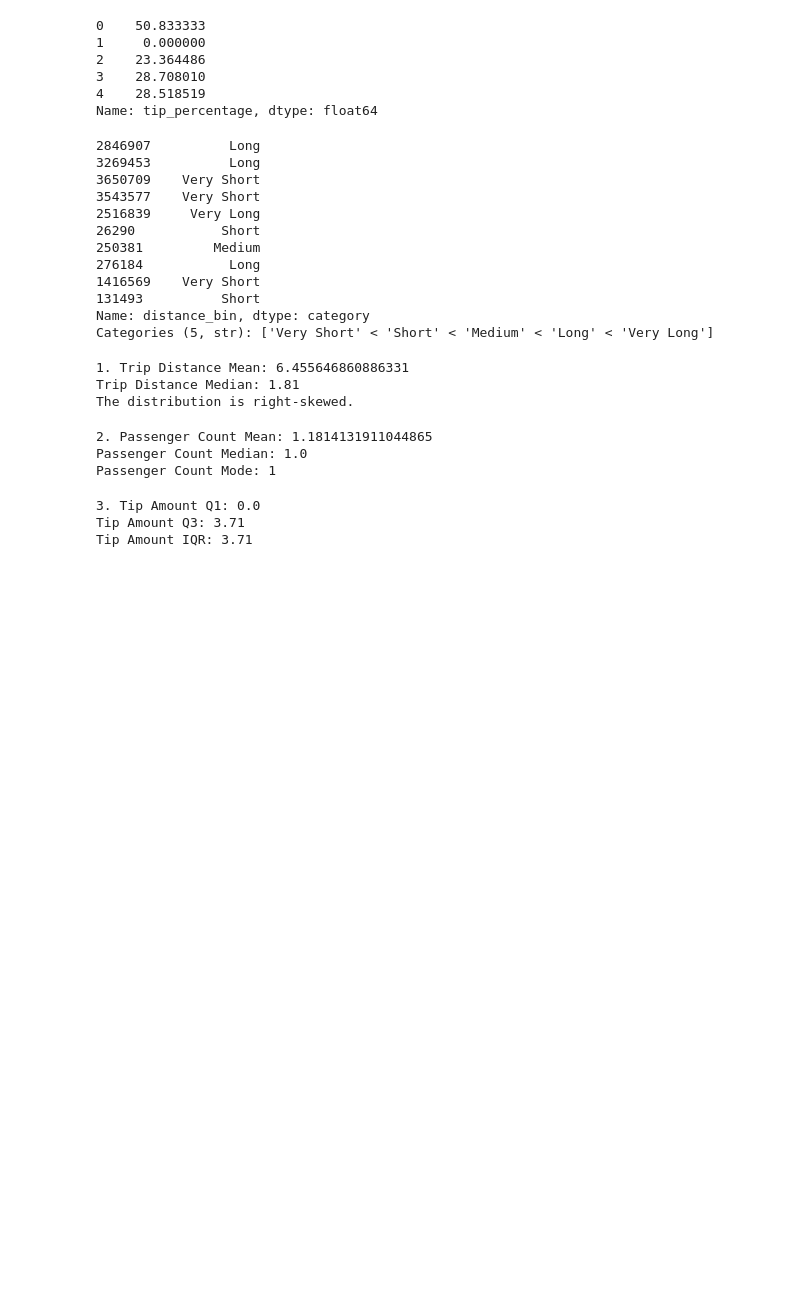
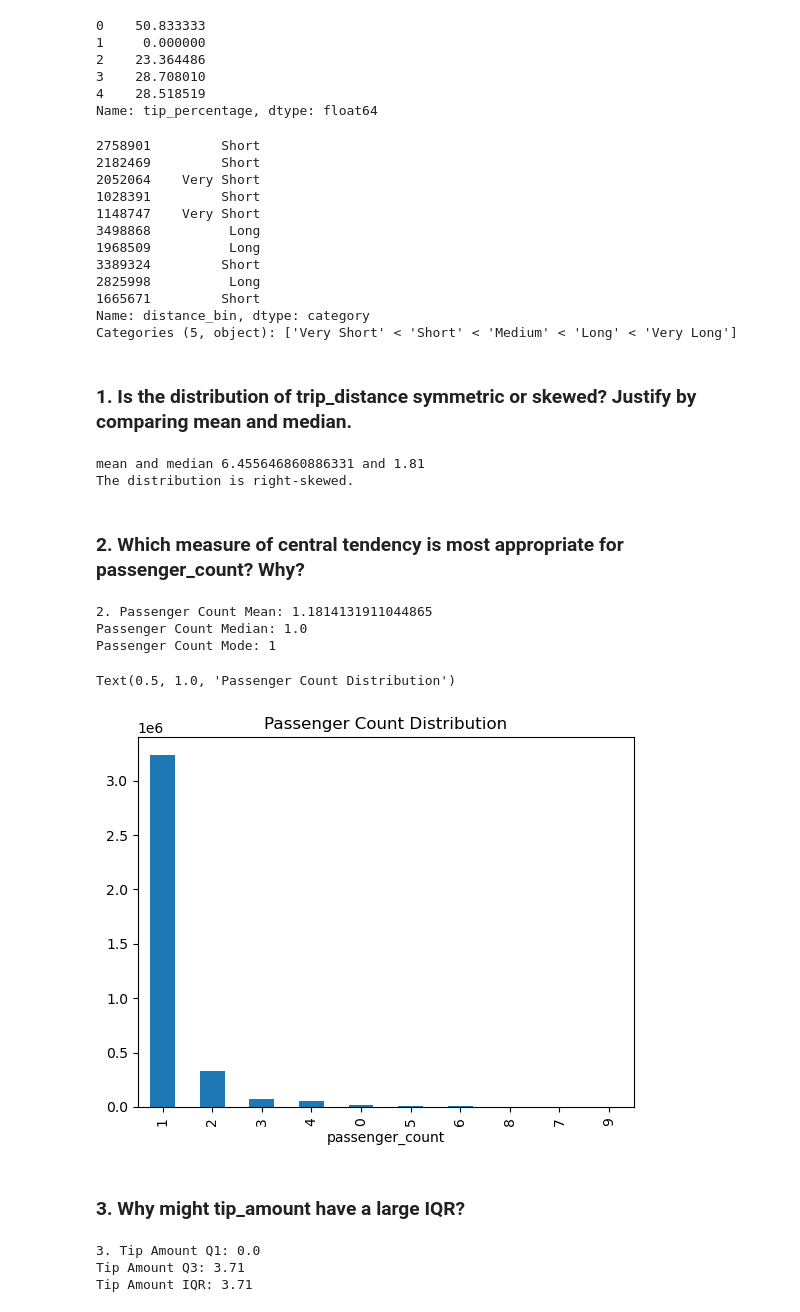
Before and after one commit to AbdullahWB/Big_data, a Jupyter notebook: lab_2/NYC Taxi & Limousine Commission.ipynb, the cells around one changed output. Drawn from its saved outputs; the diff is of its cells as text; code cells hidden in the pictures; blank space fills up the shorter version.

```diff
--- a/lab_2/NYC Taxi & Limousine Commission.ipynb
+++ b/lab_2/NYC Taxi & Limousine Commission.ipynb
@@ -5,10 +5,7 @@ import seaborn as sns
 import numpy as np
 import fastparquet
 # %%
-df_taxi = pd.read_parquet(
-    'yellow_tripdata_2026-01.parquet',
-    engine='fastparquet'
-)
+df_taxi = pd.read_parquet("yellow_tripdata_2026-01.parquet", engine="fastparquet")
 df_taxi.head(10)
 # %% [output]
 |  | VendorID | tpep_pickup_datetime | tpep_dropoff_datetime | passenger_count | trip_distance | RatecodeID | ... |
@@ -495,25 +492,25 @@ df_taxi_clean['distance_bin'] = pd.cut(
 )
 df_taxi_clean['distance_bin'].sample(10)
 # %% [output]
-2846907          Long
-3269453          Long
-3650709    Very Short
-3543577    Very Short
-2516839     Very Long
-26290           Short
-250381         Medium
-276184           Long
-1416569    Very Short
-131493          Short
+2758901         Short
+2182469         Short
+2052064    Very Short
+1028391         Short
+1148747    Very Short
+3498868          Long
+1968509          Long
+3389324         Short
+2825998          Long
+1665671         Short
 Name: distance_bin, dtype: category
-Categories (5, str): ['Very Short' < 'Short' < 'Medium' < 'Long' < 'Very Long']
+Categories (5, object): ['Very Short' < 'Short' < 'Medium' < 'Long' < 'Very Long']
+# %% [markdown]
+### 1. Is the distribution of trip_distance symmetric or skewed? Justify by comparing mean and median.
 # %%
-# 1. Is trip_distance symmetric or skewed?
 trip_mean = df_taxi_clean['trip_distance'].mean()
 trip_median = df_taxi_clean['trip_distance'].median()
 
-print("1. Trip Distance Mean:", trip_mean)
-print("Trip Distance Median:", trip_median)
+print(f"mean and median {trip_mean} and {trip_median}")
 
 if trip_mean > trip_median:
     print("The distribution is right-skewed.")
@@ -522,7 +519,8 @@ elif trip_mean < trip_median:
 else:
     print("The distribution is approximately symmetric.")
 # %% [output]
-1. Trip Distance Mean: 6.455646860886331
-Trip Distance Median: 1.81
+mean and median 6.455646860886331 and 1.81
 The distribution is right-skewed.
+# %% [markdown]
+### 2. Which measure of central tendency is most appropriate for passenger_count? Why?
 # %%
@@ -534,4 +531,12 @@ print("Passenger Count Mode:", df_taxi_clean['passenger_count'].mode()[0])
 2. Passenger Count Mean: 1.1814131911044865
 Passenger Count Median: 1.0
 Passenger Count Mode: 1
+# %%
+df_taxi_clean['passenger_count'].value_counts().plot(kind='bar')
+plt.title('Passenger Count Distribution')
+# %% [output]
+Text(0.5, 1.0, 'Passenger Count Distribution')
+[figure, added]
+# %% [markdown]
+### 3. Why might tip_amount have a large IQR?
 # %%
```
Also changed, not shown: parts of 16 cells of this notebook, 2 other files.
